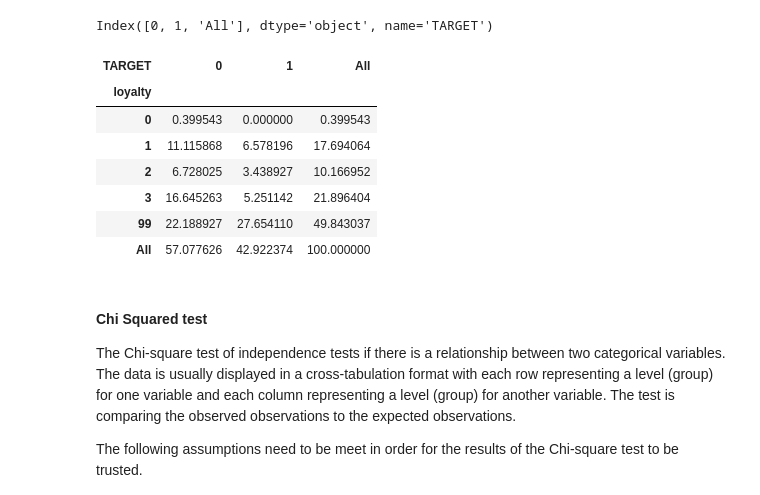
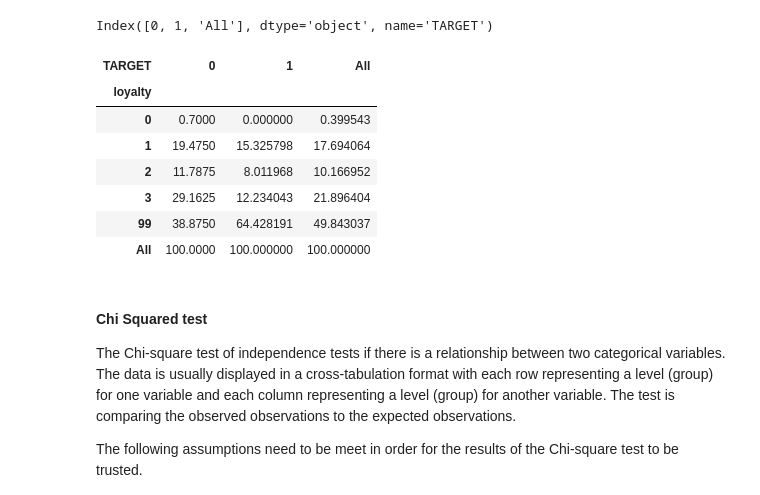
Before and after one commit to cnoza/DataAnalysis, a Jupyter notebook: _Projects/Insurance/Insurance.ipynb, the cells around one changed output. Drawn from its saved outputs; the diff is of its cells as text; code cells hidden in the pictures.

```diff
--- a/_Projects/Insurance/Insurance.ipynb
+++ b/_Projects/Insurance/Insurance.ipynb
@@ -484,3 +483,5 @@ g.map(sns.kdeplot, 'turnover_A', shade=True).add_legend()
 sns.despine(left=True, bottom=True)
 # %% [output]
 [figure]
+# %%
+data['turnover_AB'] = data.turnover_A + data.turnover_B
@@ -514,16 +528,16 @@ cross_lyt.columns
 # %% [output]
 Index([0, 1, 'All'], dtype='object', name='TARGET')
 # %%
-cross_lyt*100/cross_lyt.ix['All','All']
+cross_lyt*100/cross_lyt.ix['All']
 # %% [output]
 | TARGET | 0 | 1 | All |
 | loyalty |  |  |  |
-| 0 | 0.399543 | 0.000000 | 0.399543 |
-| 1 | 11.115868 | 6.578196 | 17.694064 |
-| 2 | 6.728025 | 3.438927 | 10.166952 |
-| 3 | 16.645263 | 5.251142 | 21.896404 |
-| 99 | 22.188927 | 27.654110 | 49.843037 |
-| All | 57.077626 | 42.922374 | 100.000000 |
+| 0 | 0.7000 | 0.000000 | 0.399543 |
+| 1 | 19.4750 | 15.325798 | 17.694064 |
+| 2 | 11.7875 | 8.011968 | 10.166952 |
+| 3 | 29.1625 | 12.234043 | 21.896404 |
+| 99 | 38.8750 | 64.428191 | 49.843037 |
+| All | 100.0000 | 100.000000 | 100.000000 |
 # %% [markdown]
 #### Chi Squared test
 
```
Also changed, not shown: parts of 31 cells of this notebook, 1 other file.
